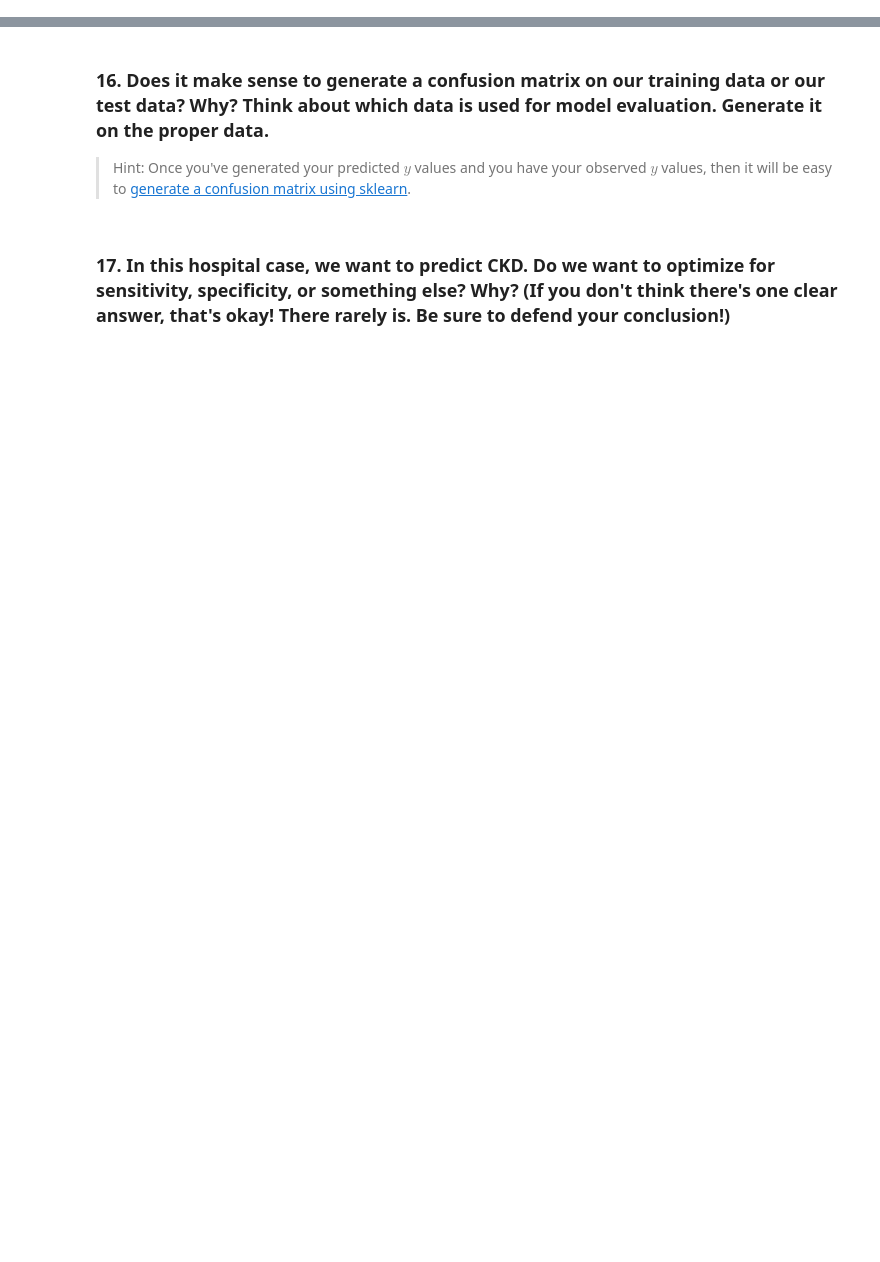
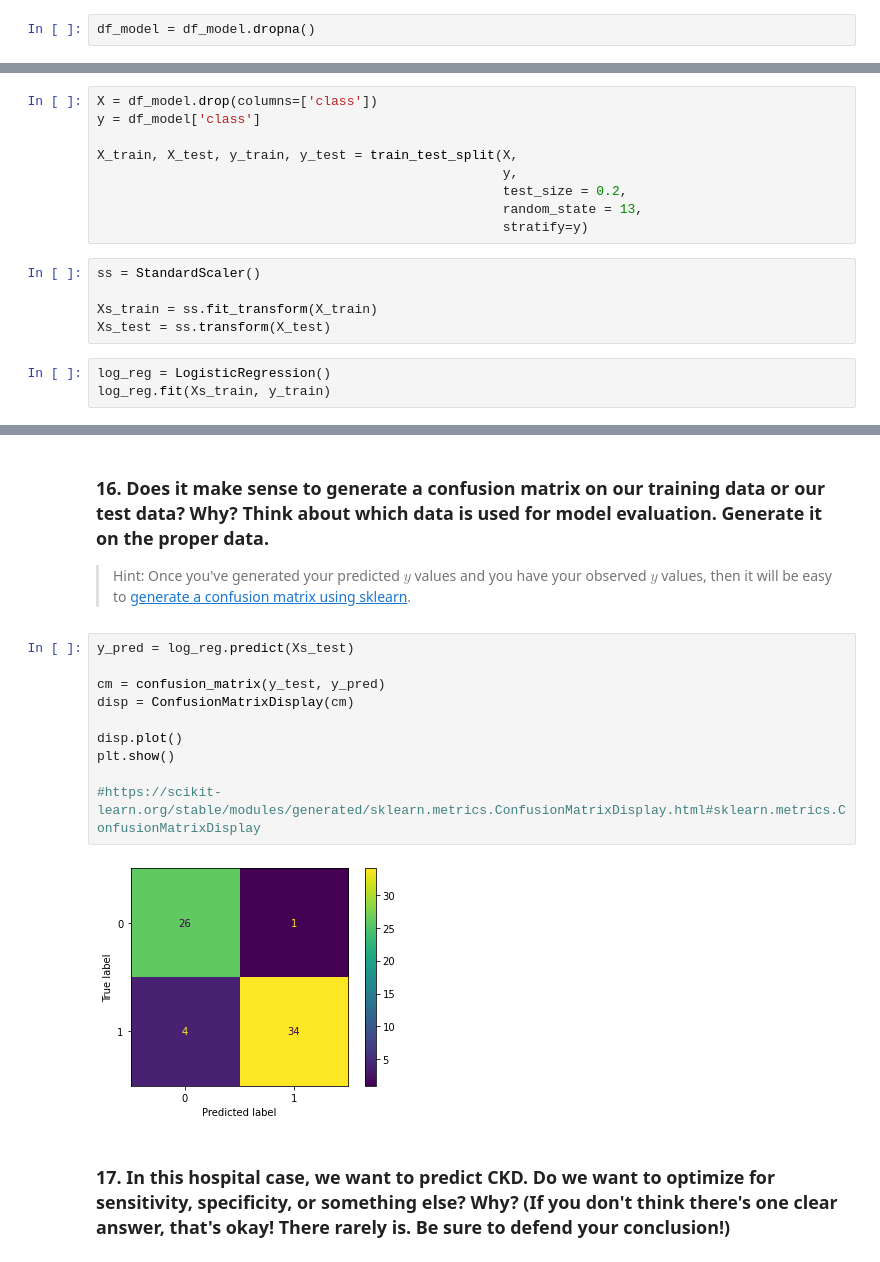
Before and after one commit to joeiid/classification-model-evaluation-lab, a Jupyter notebook: starter-code.ipynb, the cells around one changed output, grey strips where cells are left out. Drawn from its saved outputs; the diff is of its cells as text; blank space fills up the shorter version.

```diff
--- a/starter-code.ipynb
+++ b/starter-code.ipynb
@@ -107,0 +209,2 @@ Answer:
+# %%
+df_model = df_model.dropna()
@@ -107,0 +221,17 @@ Answer:
+# %%
+X = df_model.drop(columns=['class'])
+y = df_model['class']
+
+X_train, X_test, y_train, y_test = train_test_split(X,
+                                                    y,
+                                                    test_size = 0.2,
+                                                    random_state = 13,
+                                                    stratify=y)
+# %%
+ss = StandardScaler()
+
+Xs_train = ss.fit_transform(X_train)
+Xs_test = ss.transform(X_test)
+# %%
+log_reg = LogisticRegression()
+log_reg.fit(Xs_train, y_train)
@@ -121,5 +272,17 @@ Answer:
 ### 16. Does it make sense to generate a confusion matrix on our training data or our test data? Why? Think about which data is used for model evaluation. Generate it on the proper data.
 
 > Hint: Once you've generated your predicted $y$ values and you have your observed $y$ values, then it will be easy to [generate a confusion matrix using sklearn](http://scikit-learn.org/stable/modules/generated/sklearn.metrics.confusion_matrix.html).
+# %%
+y_pred = log_reg.predict(Xs_test)
+
+cm = confusion_matrix(y_test, y_pred)
+disp = ConfusionMatrixDisplay(cm)
+
+disp.plot()
+plt.show()
+
+#https://scikit-learn.org/stable/modules/generated/sklearn.metrics.ConfusionMatrixDisplay.html#sklearn.metrics.ConfusionMatrixDisplay
+# %% [output]
+[figure, added]
 # %% [markdown]
 ### 17. In this hospital case, we want to predict CKD. Do we want to optimize for sensitivity, specificity, or something else? Why? (If you don't think there's one clear answer, that's okay! There rarely is. Be sure to defend your conclusion!)
```
Also changed, not shown: parts of 48 cells of this notebook.
